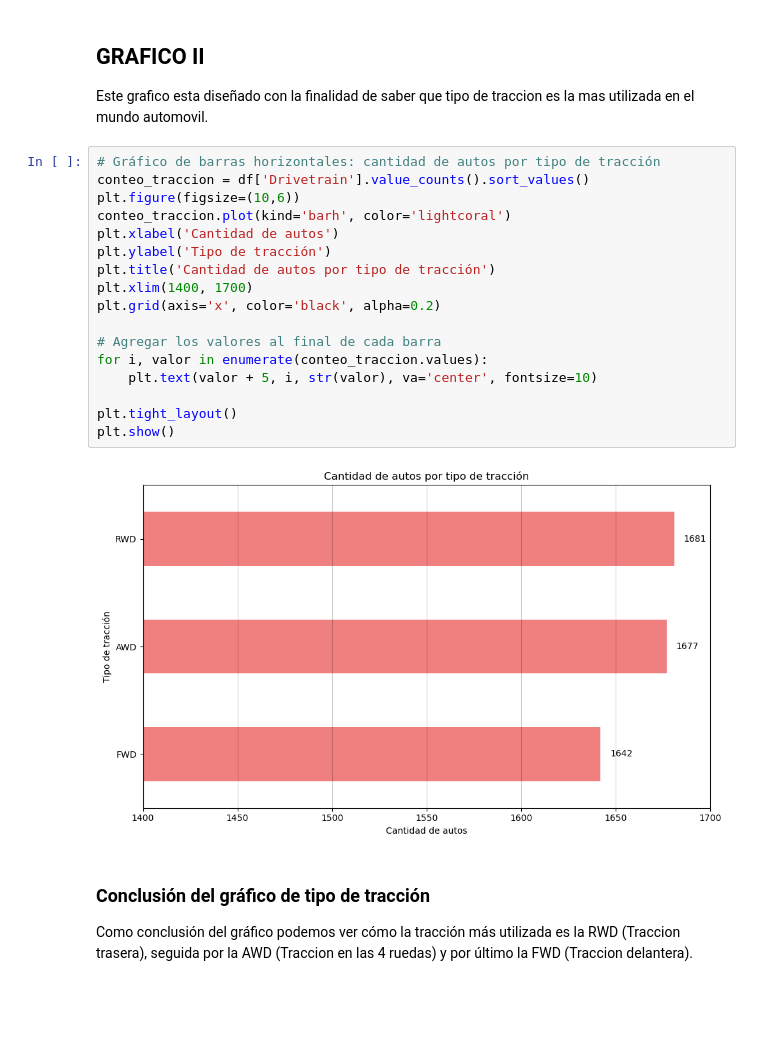
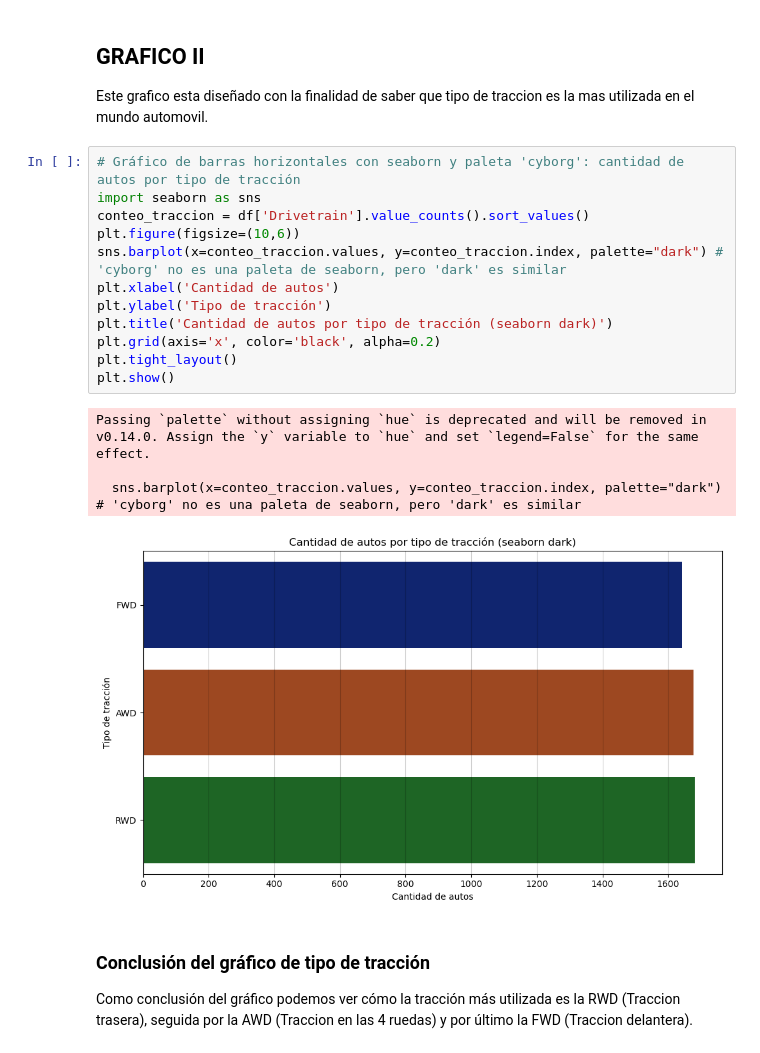
Before and after one commit to joaquinrodriguezi/ProyectoDSParte1Rodriguez, a Jupyter notebook: notebooks/entrenamiento.ipynb, the cells around one changed output. Drawn from its saved outputs; the diff is of its cells as text; blank space fills up the shorter version.

```diff
--- a/notebooks/entrenamiento.ipynb
+++ b/notebooks/entrenamiento.ipynb
@@ -122,25 +119,23 @@ Como conclusión del primer gráfico podemos ver claramente cómo los años 1990
 # %% [markdown]
 ## GRAFICO II
 Este grafico esta diseñado con la finalidad de saber que tipo de traccion es la mas utilizada en el mundo automovil.
-# %%
-# Gráfico de barras horizontales: cantidad de autos por tipo de tracción
-conteo_traccion = df['Drivetrain'].value_counts().sort_values()
-plt.figure(figsize=(10,6))
-conteo_traccion.plot(kind='barh', color='lightcoral')
-plt.xlabel('Cantidad de autos')
-plt.ylabel('Tipo de tracción')
-plt.title('Cantidad de autos por tipo de tracción')
-plt.xlim(1400, 1700)
-plt.grid(axis='x', color='black', alpha=0.2)
-
-# Agregar los valores al final de cada barra
-for i, valor in enumerate(conteo_traccion.values):
-    plt.text(valor + 5, i, str(valor), va='center', fontsize=10)
-
-plt.tight_layout()
-plt.show()
-# %% [output]
-[figure, removed]
+# %%
+# Gráfico de barras horizontales con seaborn y paleta 'cyborg': cantidad de autos por tipo de tracción
+import seaborn as sns
+conteo_traccion = df['Drivetrain'].value_counts().sort_values()
+plt.figure(figsize=(10,6))
+sns.barplot(x=conteo_traccion.values, y=conteo_traccion.index, palette="dark") # 'cyborg' no es una paleta de seaborn, pero 'dark' es similar
+plt.xlabel('Cantidad de autos')
+plt.ylabel('Tipo de tracción')
+plt.title('Cantidad de autos por tipo de tracción (seaborn dark)')
+plt.grid(axis='x', color='black', alpha=0.2)
+plt.tight_layout()
+plt.show()
+# %% [output]
+Passing `palette` without assigning `hue` is deprecated and will be removed in v0.14.0. Assign the `y` variable to `hue` and set `legend=False` for the same effect.
+
+  sns.barplot(x=conteo_traccion.values, y=conteo_traccion.index, palette="dark") # 'cyborg' no es una paleta de seaborn, pero 'dark' es similar
+[figure, added]
 # %% [markdown]
 ### Conclusión del gráfico de tipo de tracción
 Como conclusión del gráfico podemos ver cómo la tracción más utilizada es la RWD (Traccion trasera), seguida por la AWD (Traccion en las 4 ruedas) y por último la FWD (Traccion delantera).
```
Also changed, not shown: parts of 6 cells of this notebook.
